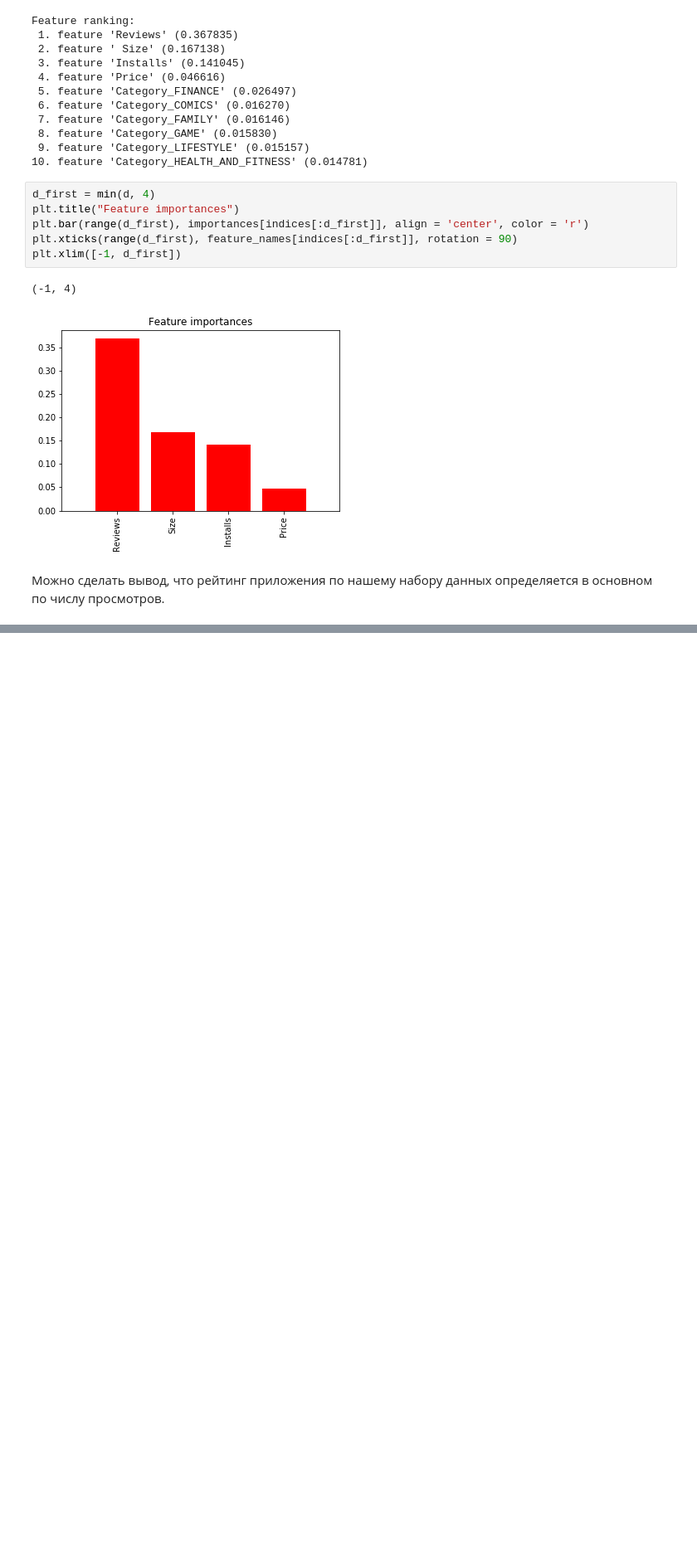
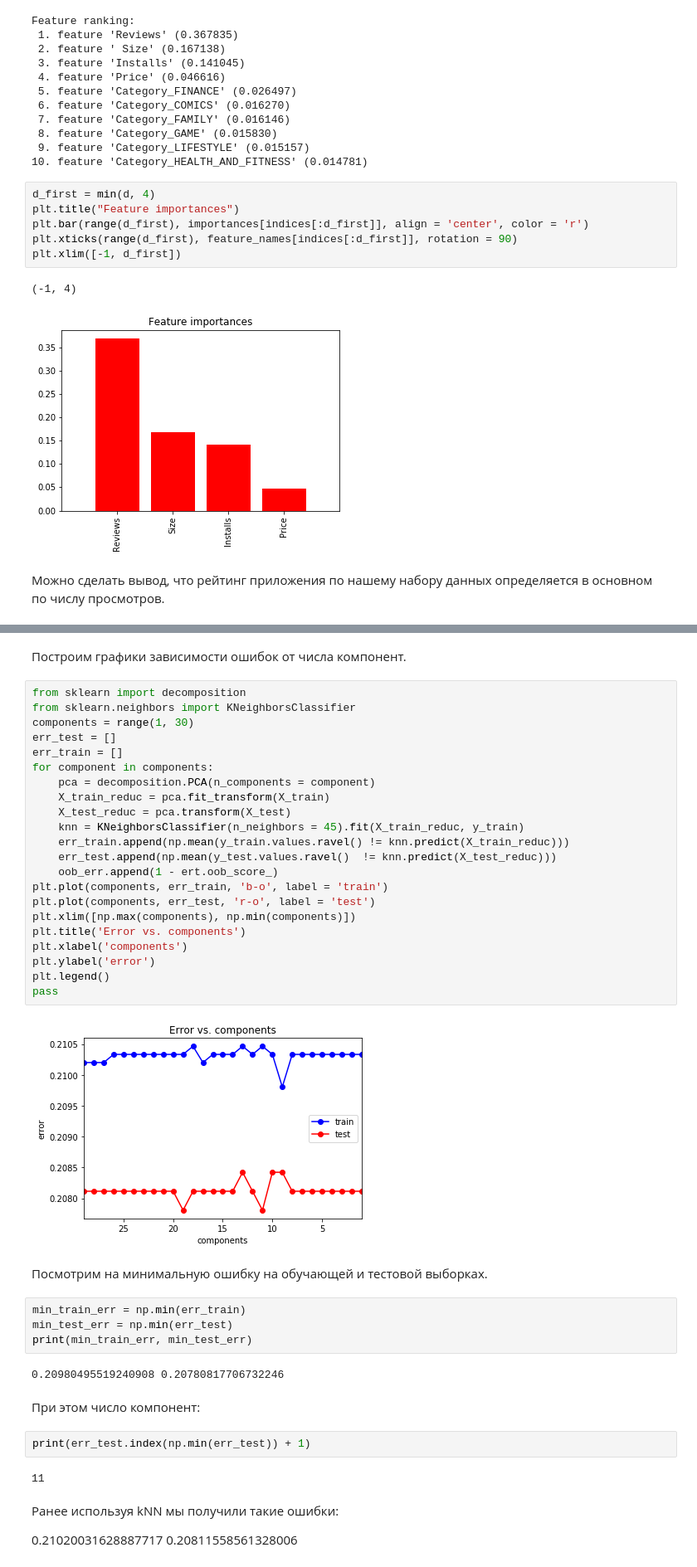
Before and after one commit to SemenBevzuk/MachineLearning, a Jupyter notebook: Labs/Labs.ipynb, the cells around one changed output, grey strips where cells are left out. Shown: that part at 83% size. Drawn from its saved outputs; the diff is of its cells as text; blank space fills up the shorter version.

```diff
--- a/Labs/Labs.ipynb
+++ b/Labs/Labs.ipynb
@@ -917,0 +921,44 @@ plt.xlim([-1, d_first])
+# %% [markdown]
+Построим графики зависимости ошибок от числа компонент.
+# %%
+from sklearn import decomposition
+from sklearn.neighbors import KNeighborsClassifier
+components = range(1, 30)
+err_test = []
+err_train = []
+for component in components:
+    pca = decomposition.PCA(n_components = component)
+    X_train_reduc = pca.fit_transform(X_train)
+    X_test_reduc = pca.transform(X_test)
+    knn = KNeighborsClassifier(n_neighbors = 45).fit(X_train_reduc, y_train)
+    err_train.append(np.mean(y_train.values.ravel() != knn.predict(X_train_reduc)))
+    err_test.append(np.mean(y_test.values.ravel()  != knn.predict(X_test_reduc)))
+    oob_err.append(1 - ert.oob_score_)
+plt.plot(components, err_train, 'b-o', label = 'train')
+plt.plot(components, err_test, 'r-o', label = 'test')
+plt.xlim([np.max(components), np.min(components)])
+plt.title('Error vs. components')
+plt.xlabel('components')
+plt.ylabel('error')
+plt.legend()
+pass
+# %% [output]
+[figure, added]
+# %% [markdown]
+Посмотрим на минимальную ошибку на обучающей и тестовой выборках.
+# %%
+min_train_err = np.min(err_train)
+min_test_err = np.min(err_test)
+print(min_train_err, min_test_err)
+# %% [output]
+0.20980495519240908 0.20780817706732246
+# %% [markdown]
+При этом число компонент:
+# %%
+print(err_test.index(np.min(err_test)) + 1)
+# %% [output]
+11
+# %% [markdown]
+Ранее используя kNN мы получили такие ошибки:
+
+0.21020031628887717 0.20811558561328006
```
Also changed, not shown: parts of 2 cells of this notebook.
